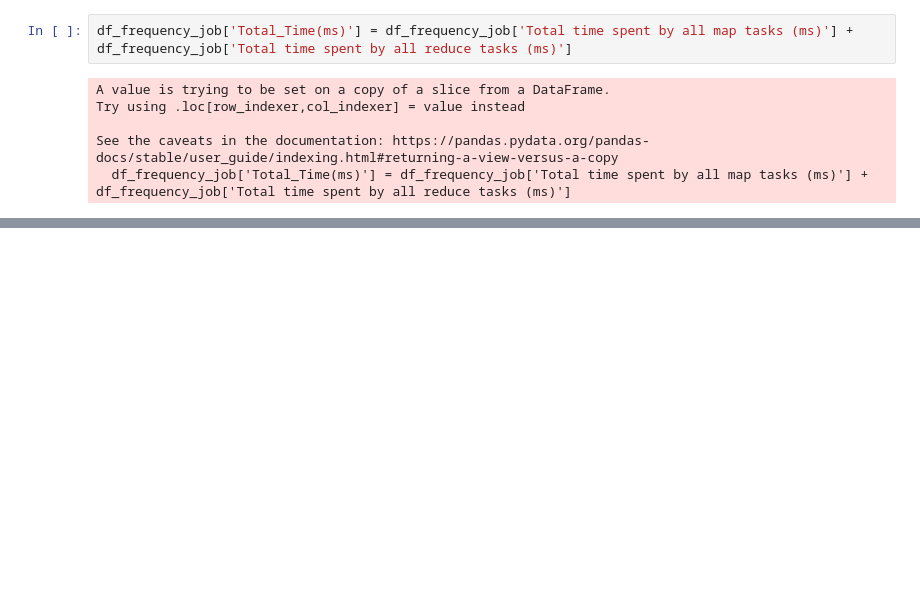
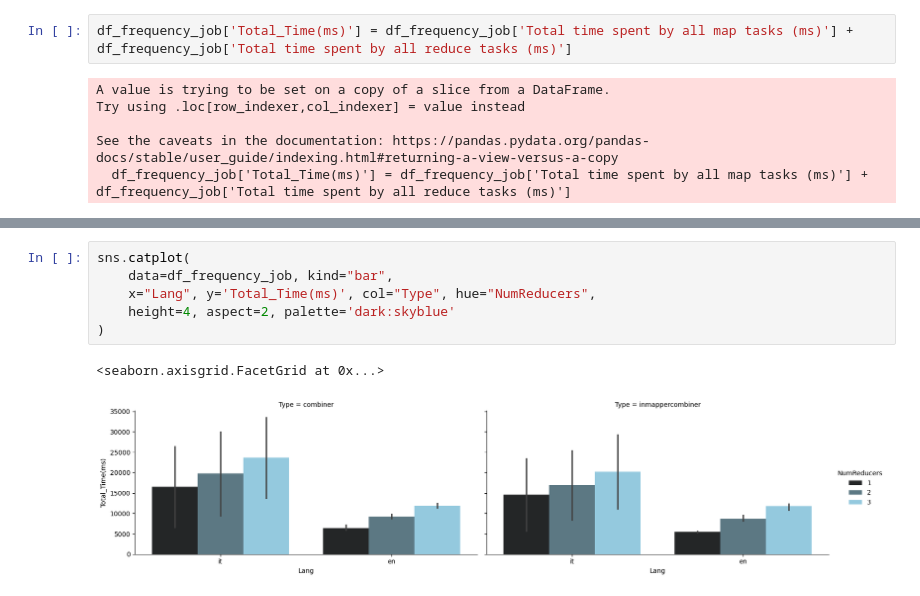
Before and after one commit to NamaWho/hadoop-letter-frequency, a Jupyter notebook: notebooks/performance_analysis.ipynb, the cells around one changed output, grey strips where cells are left out. Drawn from its saved outputs; the diff is of its cells as text; blank space fills up the shorter version.

```diff
--- a/notebooks/performance_analysis.ipynb
+++ b/notebooks/performance_analysis.ipynb
@@ -546,0 +547,9 @@ plt.show()
+# %%
+sns.catplot(
+    data=df_frequency_job, kind="bar",
+    x="Lang", y='Total_Time(ms)', col="Type", hue="NumReducers",
+    height=4, aspect=2, palette='dark:skyblue'
+)
+# %% [output]
+<seaborn.axisgrid.FacetGrid at 0x...>
+[figure, added]
```
Also changed, not shown: parts of 9 cells of this notebook, 1 other file.
